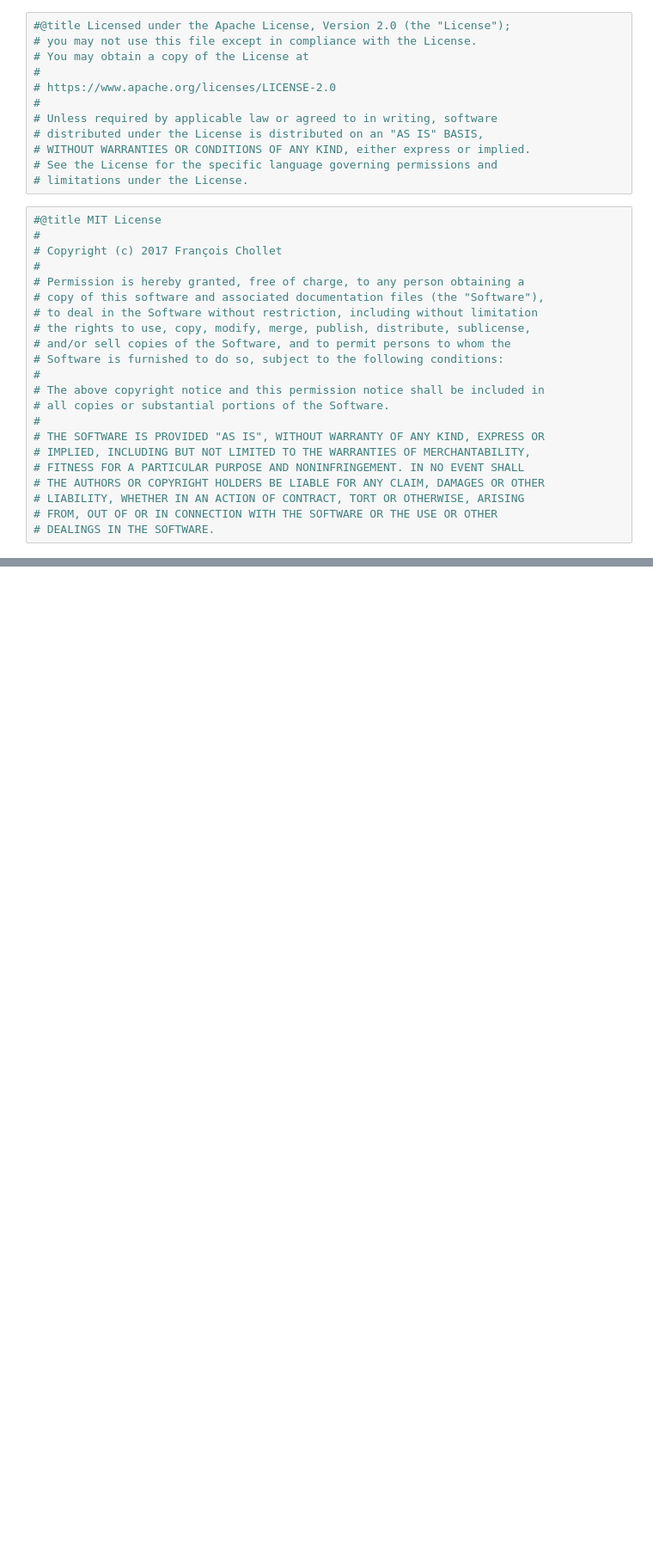
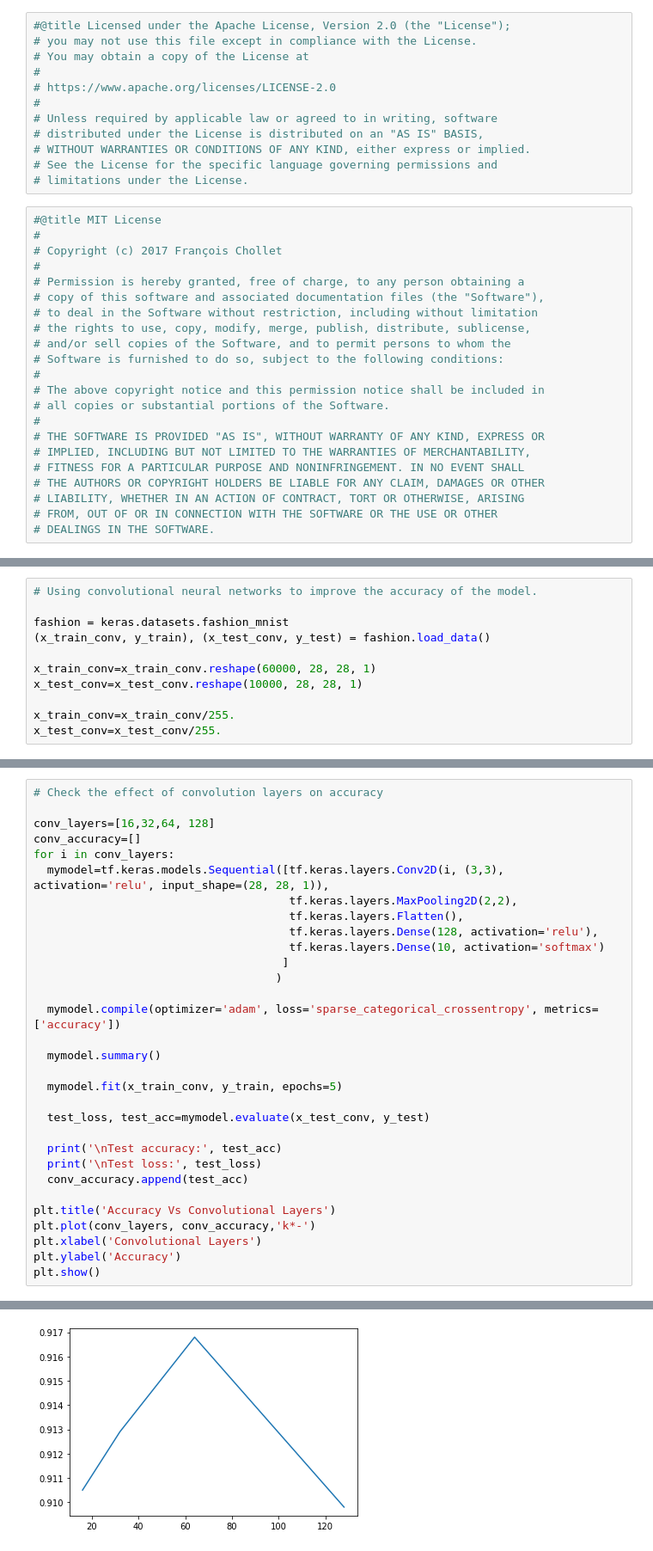
Before and after one commit to Yadukrishnan1/Computer-Vision, a Jupyter notebook: Fashion_MNIST.ipynb, the cells around one changed output, grey strips where cells are left out. Shown: that part at 86% size. Saved outputs shown, nothing was run; the diff lists cells and outputs as text; blank space fills up the shorter version.

```diff
--- a/Fashion_MNIST.ipynb
+++ b/Fashion_MNIST.ipynb
@@ -120,0 +132,11 @@ Test accuracy: 0.8762000203132629
+# %%
+# Using convolutional neural networks to improve the accuracy of the model.
+
+fashion = keras.datasets.fashion_mnist
+(x_train_conv, y_train), (x_test_conv, y_test) = fashion.load_data()
+
+x_train_conv=x_train_conv.reshape(60000, 28, 28, 1)
+x_test_conv=x_test_conv.reshape(10000, 28, 28, 1)
+
+x_train_conv=x_train_conv/255.
+x_test_conv=x_test_conv/255.
@@ -120,0 +187,32 @@ Test accuracy: 0.8762000203132629
+# %%
+# Check the effect of convolution layers on accuracy
+
+conv_layers=[16,32,64, 128]
+conv_accuracy=[]
+for i in conv_layers:
+  mymodel=tf.keras.models.Sequential([tf.keras.layers.Conv2D(i, (3,3), activation='relu', input_shape=(28, 28, 1)),
+                                      tf.keras.layers.MaxPooling2D(2,2),
+                                      tf.keras.layers.Flatten(),
+                                      tf.keras.layers.Dense(128, activation='relu'),
+                                      tf.keras.layers.Dense(10, activation='softmax')
+                                     ]
+                                    )
+
+  mymodel.compile(optimizer='adam', loss='sparse_categorical_crossentropy', metrics=['accuracy'])
+
+  mymodel.summary()
+
+  mymodel.fit(x_train_conv, y_train, epochs=5)
+
+  test_loss, test_acc=mymodel.evaluate(x_test_conv, y_test)
+
+  print('\nTest accuracy:', test_acc)
+  print('\nTest loss:', test_loss)
+  conv_accuracy.append(test_acc)
+
+plt.title('Accuracy Vs Convolutional Layers')
+plt.plot(conv_layers, conv_accuracy,'k*-')
+plt.xlabel('Convolutional Layers')
+plt.ylabel('Accuracy')
+plt.show()
+# %% [output]
@@ -120,0 +236 @@ Test accuracy: 0.8762000203132629
+[figure, added]
```
Also changed, not shown: parts of 13 cells of this notebook.
